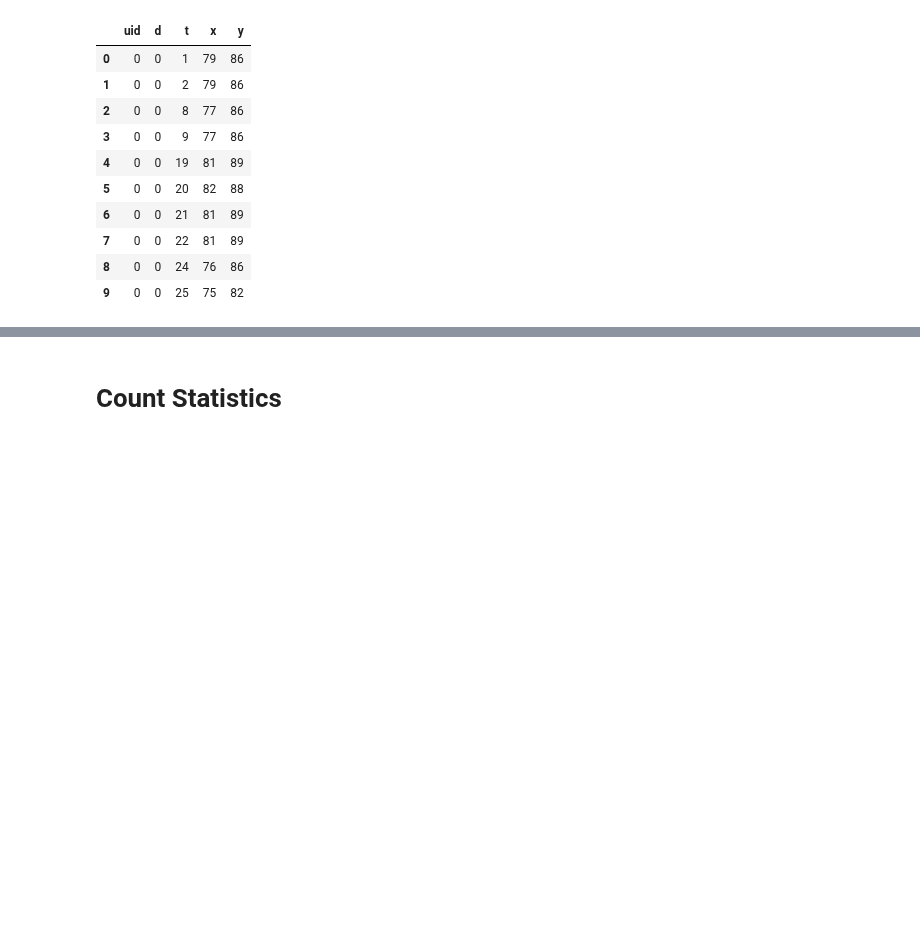
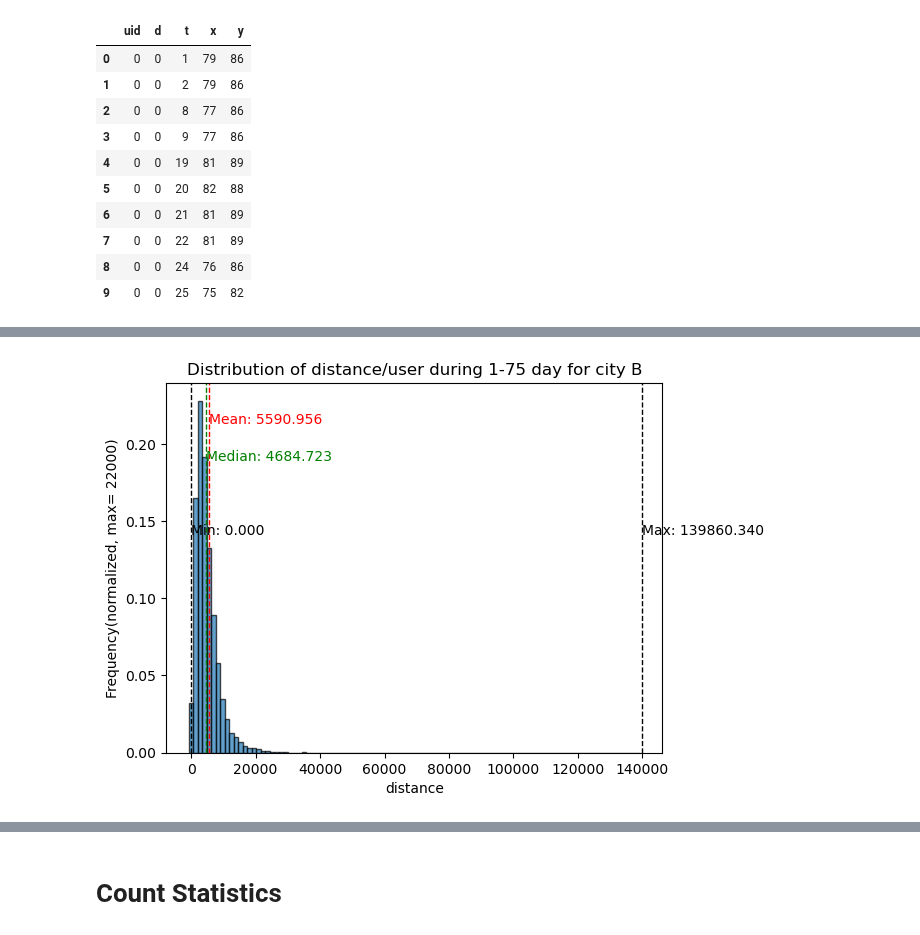
Before and after one commit to RobinsonXing/hmpc2024, a Jupyter notebook: analysis_data.ipynb, the cells around one changed output, grey strips where cells are left out. Drawn from its saved outputs; the diff is of its cells as text; code cells hidden in the pictures; blank space fills up the shorter version.

```diff
--- a/analysis_data.ipynb
+++ b/analysis_data.ipynb
@@ -387,0 +385,6 @@ A.dataframe[:10]
+# %%
+B.reinitial()
+B.mask_users()
+B.plot_bar('dpu')
+# %% [output]
+[figure, added]
```
Also changed, not shown: parts of 23 cells of this notebook.
